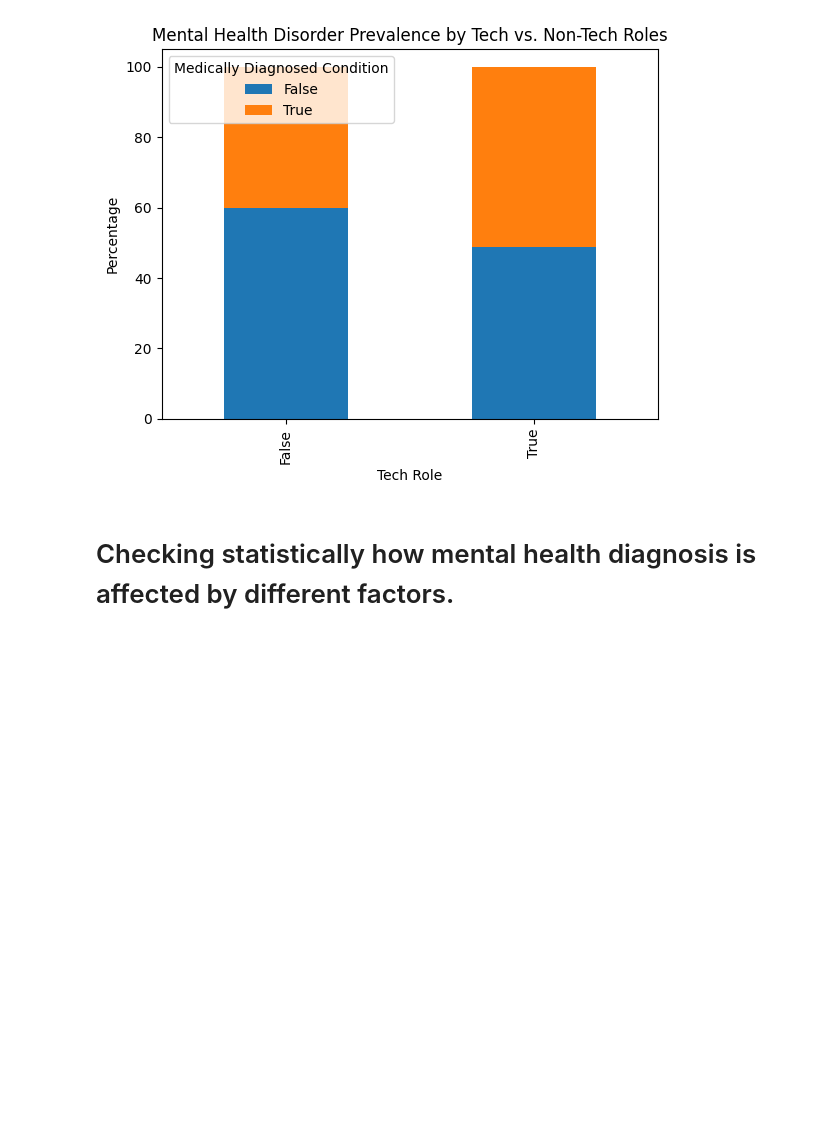
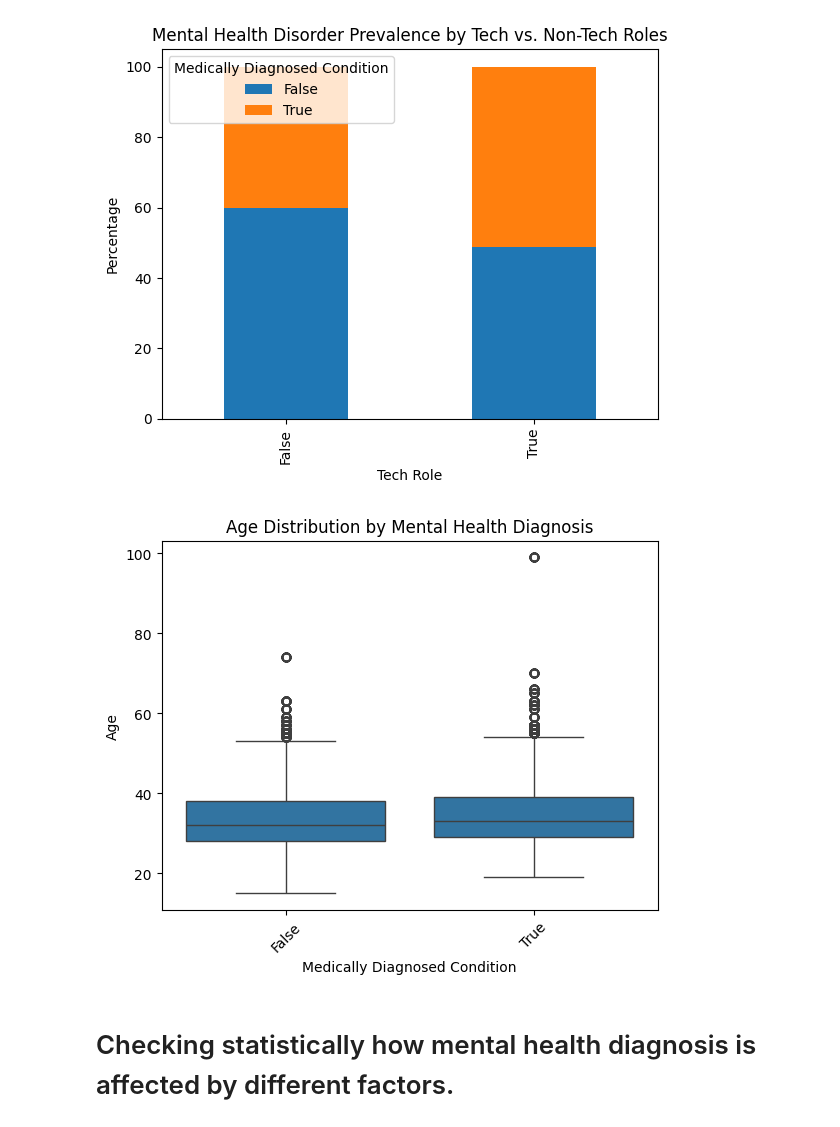
Before and after one commit to emmablumenkrantz/PUBH1142, a Jupyter notebook: Analysis_MHIT.ipynb, the cells around one changed output. Saved outputs shown, nothing was run; the diff lists cells and outputs as text; code cells hidden in the pictures; blank space fills up the shorter version.

```diff
--- a/Analysis_MHIT.ipynb
+++ b/Analysis_MHIT.ipynb
@@ -372,6 +335,18 @@ plt.xlabel('Tech Role')
 plt.legend(title='Medically Diagnosed Condition', loc='upper left');
 # %% [output]
 [figure]
+# %%
+# create boxplots of age in the workplace grouped by whether or not they have a mental health disorder
+# Create a boxplot of age by mental health diagnosis
+sns.boxplot(x='Med_Prof_Diagnose', y='Age', data=os)
+# Add titles and labels
+plt.title('Age Distribution by Mental Health Diagnosis')
+plt.ylabel('Age')
+plt.xlabel('Medically Diagnosed Condition')
+plt.xticks(rotation=45)
+plt.show()
+# %% [output]
+[figure, added]
 # %% [markdown]
 # Checking statistically how mental health diagnosis is affected by different factors.
 # %%
```
Also changed, not shown: parts of 11 cells of this notebook.
